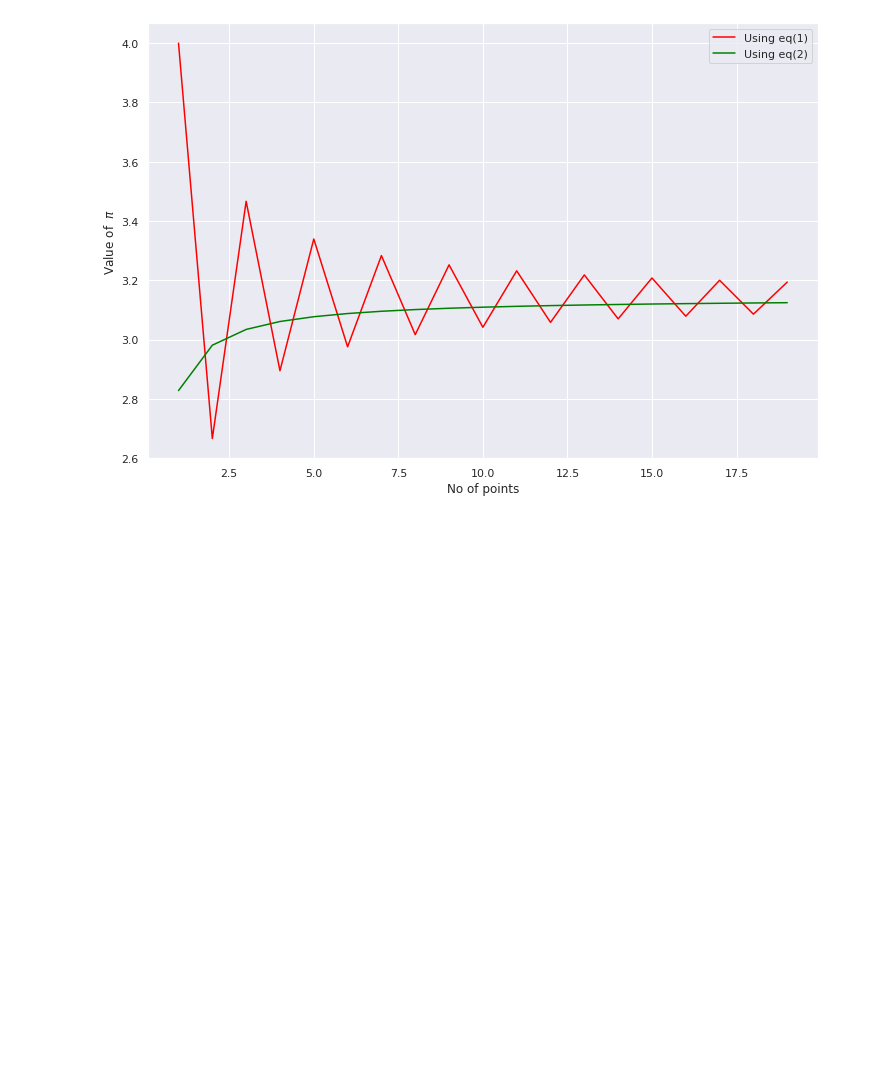
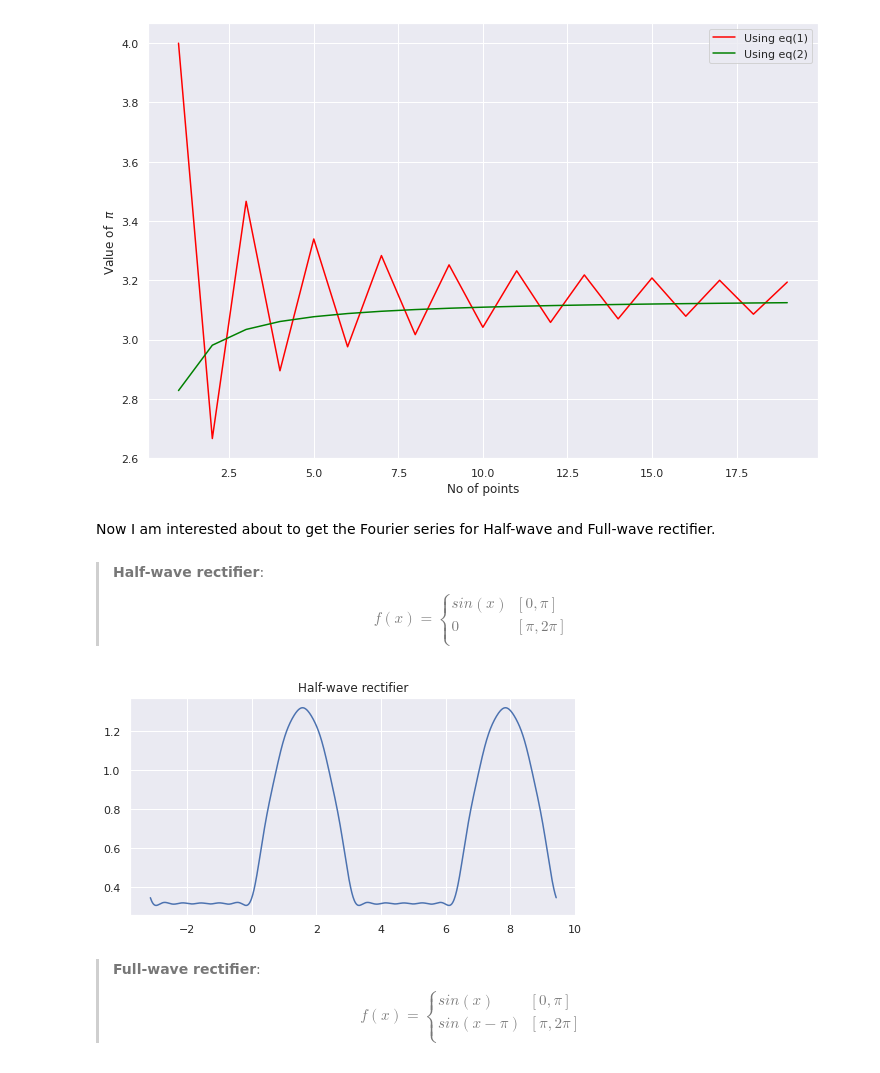
Before and after one commit to Souvik-0612/Fourier, a Jupyter notebook: Fourier series.ipynb, the cells around one changed output. Drawn from its saved outputs; the diff is of its cells as text; code cells hidden in the pictures; blank space fills up the shorter version.

```diff
--- a/Fourier series.ipynb
+++ b/Fourier series.ipynb
@@ -266,3 +266,50 @@ plt.xlabel('No of points')
 plt.show()
 # %% [output]
 [figure]
+# %% [markdown]
+Now I am interested about to get the Fourier series for Half-wave and Full-wave rectifier.
+# %% [markdown]
+> **Half-wave rectifier**:
+$$ f(x)=  \left\{
+\begin{array}{ll}
+      sin(x) & [0, \pi] \\
+      0 & [\pi, 2\pi] \\
+\end{array}
+\right.
+$$
+# %%
+def a(n):
+    if n == 0:
+        return Simpson(0, pi, 31, f = lambda x: sin(x))/pi
+    else:
+        return Simpson(0, pi, 31, f = lambda x: sin(x)*cos(n*x))/pi
+
+def b(n):
+    return Simpson(0, pi, 31, f = lambda x: sin(x)*sin(n*x))/pi
+# %%
+# Fourier series
+def fourier(x, n):
+    Fourier = a(0)
+    for i in range(1,n+1):
+        Fourier += a(i)*np.cos(i*x) + b(i)*np.sin(i*x)
+    return Fourier
+
+x = np.linspace(-pi, 3*pi, 1000)
+y = fourier(x, 10)
+
+#Plotting
+plt.rcParams["figure.figsize"] = (8,4)
+plt.title("Half-wave rectifier")
+plt.plot(x,y)
+plt.show()
+# %% [output]
+[figure, added]
+# %% [markdown]
+> **Full-wave rectifier**:
+$$ f(x)=  \left\{
+\begin{array}{ll}
+      sin(x) & [0, \pi] \\
+      sin(x- \pi) & [\pi, 2\pi] \\
+\end{array}
+\right.
+$$
```
Also changed, not shown: parts of 3 cells of this notebook.
